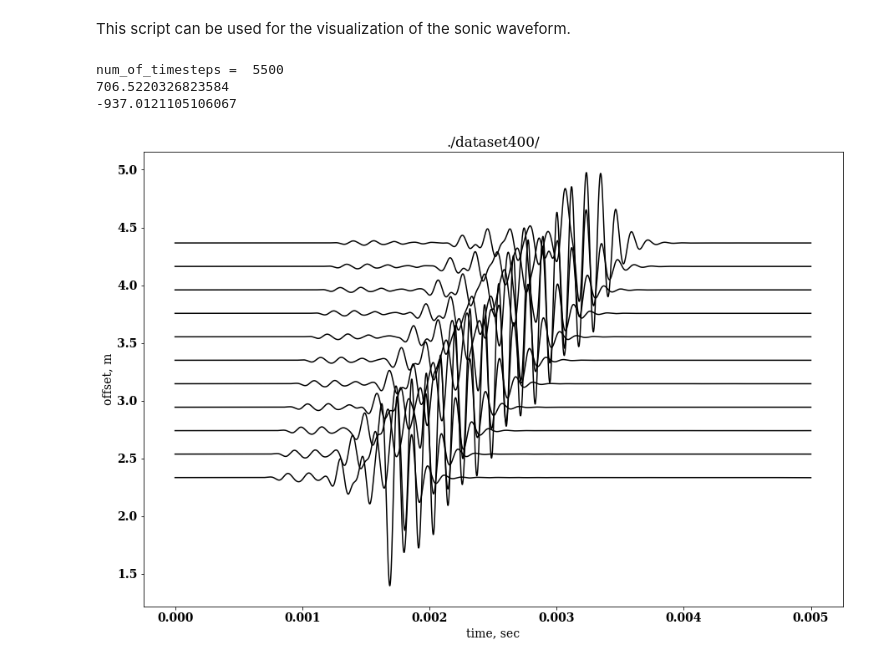
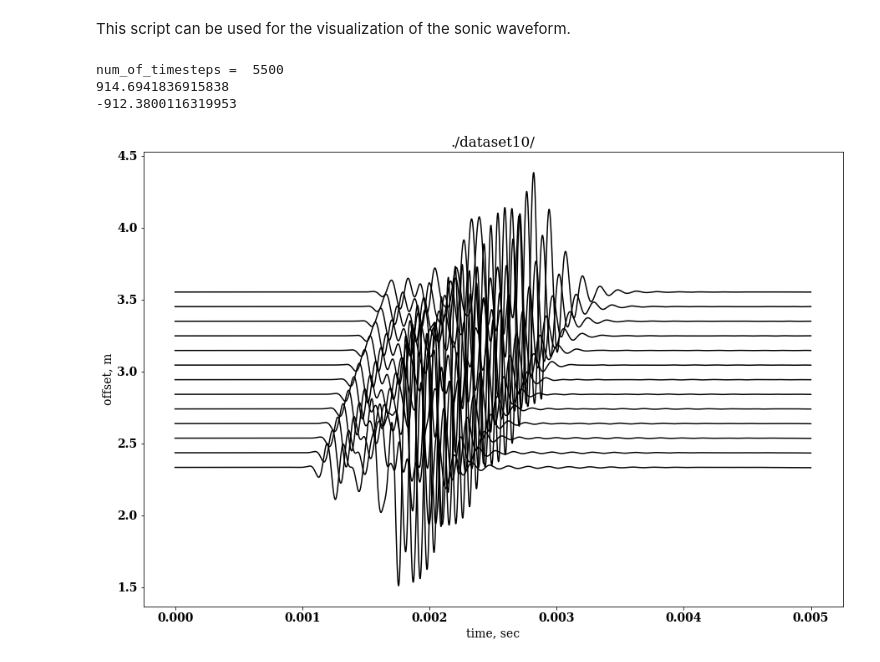
Before and after one commit to maksimbaz/cnn_vti_inversion, a Jupyter notebook: make_plot.ipynb, the cells around one changed output. Saved outputs shown, nothing was run; the diff lists cells and outputs as text; code cells hidden in the pictures.

```diff
--- a/make_plot.ipynb
+++ b/make_plot.ipynb
@@ -22,7 +22,7 @@ dataset_directory = './dataset10/'
 sr_dist = 2.33336 # distance between source and firt receiver
 rr_dist = 0.1016 # distance between receivers
 num_of_recgroups = 8 # number of receivers in one ring
-num_of_rec = 21 # number of rings
+num_of_rec = 13 # number of rings
 # %%
 # read data from the folder
 def read_seismogram_monomode(dataset_directory, filename):
@@ -34,36 +34,36 @@ def read_seismogram_monomode(dataset_directory, filename):
     seism_read = np.fromfile(filename_r)
     seismogram = np.zeros((num_of_rec, num_of_timesteps)) # common shot gather
     for irec in range(num_of_rec):
         seismogram[irec, :] = seism_read[irec*num_of_timesteps:(irec+1)*num_of_timesteps]
-    if seismogram.shape[0]*seismogram.shape[1]*8 != os.path.getsize(filename_r):
+    if (seismogram.shape[0]+8)*seismogram.shape[1]*8 != os.path.getsize(filename_r):
         print('achtung! smth wrong with reading')
     return seismogram, time_full
 
 
 def plot_seismogram_monomode(seismogram, time_full, dataset_directory):
     # plot seismograms
     # gain = np.exp(-4e5*time_full[:]**2)*2e1+1
     gain = 1/1000 # used to display waveforms with offset (y-axis) and time (x-axis)
     fig, ax = plt.subplots()
     fig.set_size_inches(15, 10)
     ax.set(xlabel='time, sec', ylabel='offset, m', title=dataset_directory)
     max_seism_value = np.max(seismogram)
     num_of_timesteps = len(time_full)
     # noise = np.random.rand(num_of_rec, num_of_timesteps)/5-0.1
     # N = 220
     # amp_map = np.zeros((num_of_rec, num_of_timesteps))
-    for irec in range (0, seismogram.shape[0], 2):
+    for irec in range (0, seismogram.shape[0]):
         # amp_map[irec, :] = np.convolve(abs(seismogram[irec, :]), np.ones((N))/N, mode='same')
         plt.plot(time_full[:], sr_dist+rr_dist*irec+seismogram[irec, :]*gain, 'k')
     # ax.legend(loc=2)
     # ax.grid()
 
-seismogram, time_full = read_seismogram_monomode(dataset_directory, 'seism13.bin')
+seismogram, time_full = read_seismogram_monomode(dataset_directory, 'seism0.bin')
 print(np.max(seismogram))
 print(np.min(seismogram))
 plot_seismogram_monomode(seismogram, time_full, dataset_directory)
 # %% [output]
 num_of_timesteps =  5500
-706.5220326823584
--937.0121105106067
+914.6941836915838
+-912.3800116319953
-[figure, old version]
+[figure, new version]
```
Also changed, not shown: 2 other files.
